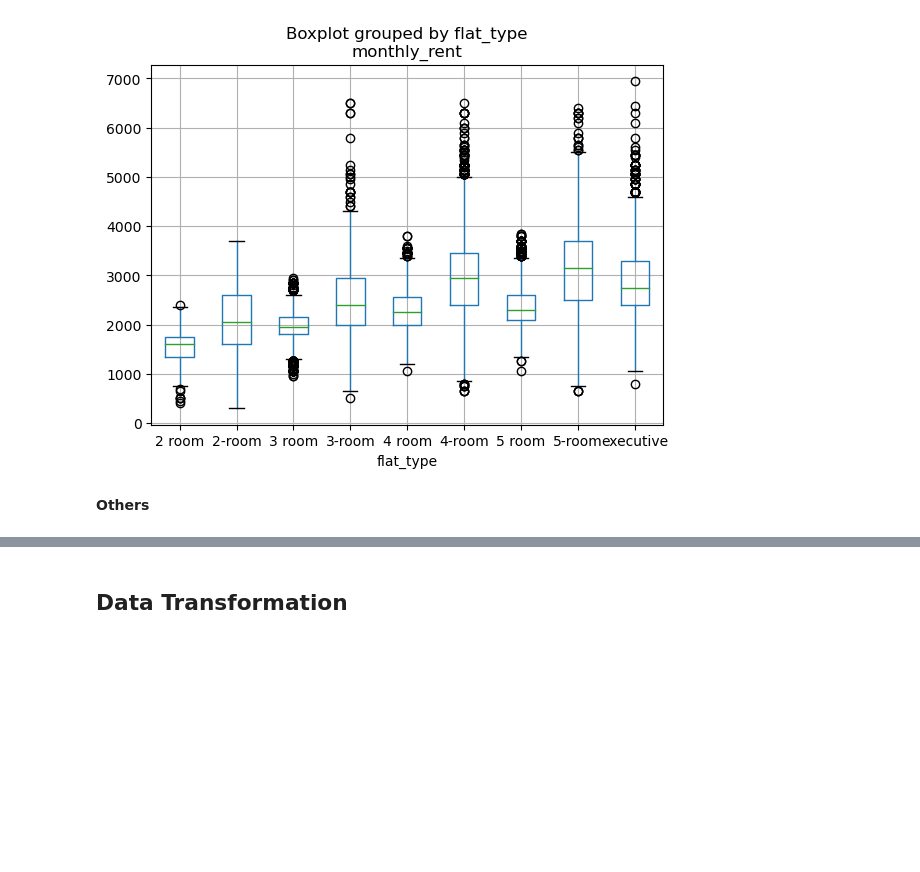
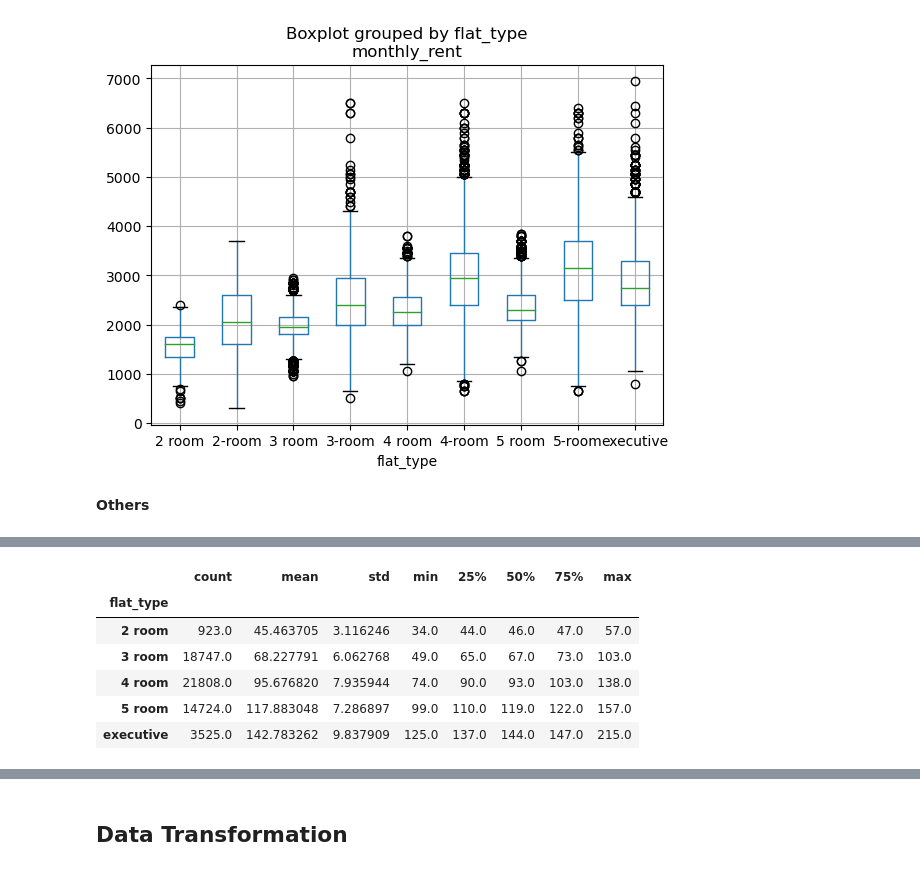
Before and after one commit to SpaceshipIsWorking/CS5228_team32, a Jupyter notebook: EDA, Linear Regressor and KNN Regressor.ipynb, the cells around one changed output, grey strips where cells are left out. Saved outputs shown, nothing was run; the diff lists cells and outputs as text; code cells hidden in the pictures; blank space fills up the shorter version.

```diff
--- a/EDA, Linear Regressor and KNN Regressor.ipynb
+++ b/EDA, Linear Regressor and KNN Regressor.ipynb
@@ -114,0 +156,10 @@ train.boxplot(by = 'flat_type', column = 'monthly_rent')
+# %%
+plot_df.groupby('flat_type')['floor_area_sqm'].describe()
+# %% [output]
+|  | count | mean | std | min | 25% | 50% | 75% | max |
+| flat_type |  |  |  |  |  |  |  |  |
+| 2 room | 923.0 | 45.463705 | 3.116246 | 34.0 | 44.0 | 46.0 | 47.0 | 57.0 |
+| 3 room | 18747.0 | 68.227791 | 6.062768 | 49.0 | 65.0 | 67.0 | 73.0 | 103.0 |
+| 4 room | 21808.0 | 95.676820 | 7.935944 | 74.0 | 90.0 | 93.0 | 103.0 | 138.0 |
+| 5 room | 14724.0 | 117.883048 | 7.286897 | 99.0 | 110.0 | 119.0 | 122.0 | 157.0 |
+| executive | 3525.0 | 142.783262 | 9.837909 | 125.0 | 137.0 | 144.0 | 147.0 | 215.0 |
```
Also changed, not shown: parts of 10 cells of this notebook.
